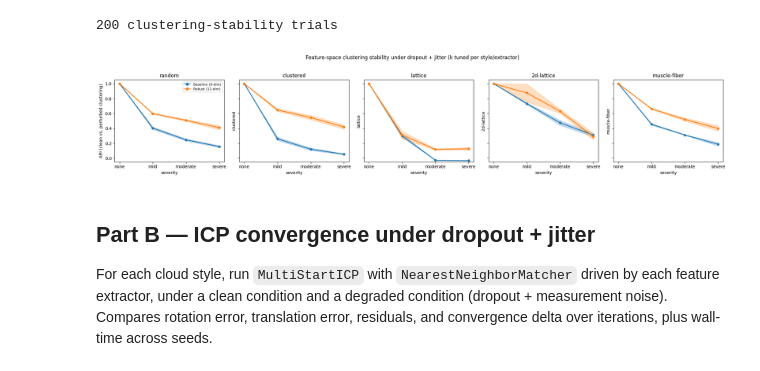
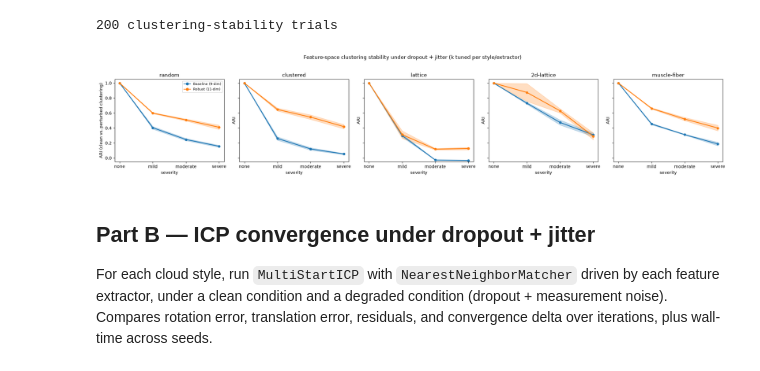
Before and after one commit to AdrianDegenkolb/TransformationRecovery, a Jupyter notebook: notebooks/13_robust_feature_extractor_comparison.ipynb, the cells around one changed output. Cells and saved outputs as stored; diff of their text form; code cells hidden in the pictures.

```diff
--- a/notebooks/13_robust_feature_extractor_comparison.ipynb
+++ b/notebooks/13_robust_feature_extractor_comparison.ipynb
@@ -231,25 +231,25 @@ print(f'{sum(a.size for a in severity_data.values())} clustering-stability trial
 # %%
 fig, axes = plt.subplots(1, len(STYLES), figsize=(4.2 * len(STYLES), 4), sharey=True)
 for ext_name in EXTRACTOR_LABELS:
     data_per_style = [severity_data[(style, ext_name)] for style in STYLES]
     ErrorMetricsVisualizer.plot_parameter_sweep(
-        axes, severities, data_per_style, y_labels=STYLES, x_label='severity',
+        axes=axes, x=severities, data_per_metric=data_per_style, y_labels=["ARI"] * len(STYLES), titles=STYLES, x_label='severity',
         colors=[EXTRACTOR_COLORS[ext_name]] * len(STYLES),
     )
 for ax in axes:
     ax.set_ylim(-0.05, 1.05)
 
 axes[0].set_ylabel('ARI (clean vs. perturbed clustering)')
 axes[0].legend(
     handles=[plt.Line2D([0], [0], color=EXTRACTOR_COLORS[n], marker='o', label=n) for n in EXTRACTOR_LABELS],
     fontsize=8,
 )
 fig.suptitle('Feature-space clustering stability under dropout + jitter (k tuned per style/extractor)', y=1.03)
 plt.tight_layout()
 plt.savefig('../results/13_extractor_comparison_clustering_stability.png', dpi=300, bbox_inches='tight')
 plt.show()
 # %% [output]
-[figure, old version]
+[figure, new version]
 # %% [markdown]
 ## Part B — ICP convergence under dropout + jitter
 
```
Also changed, not shown: parts of 3 cells of this notebook, 47 other files.
